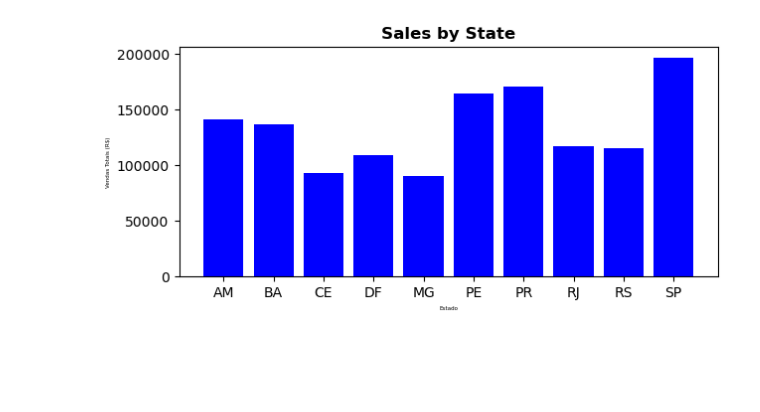
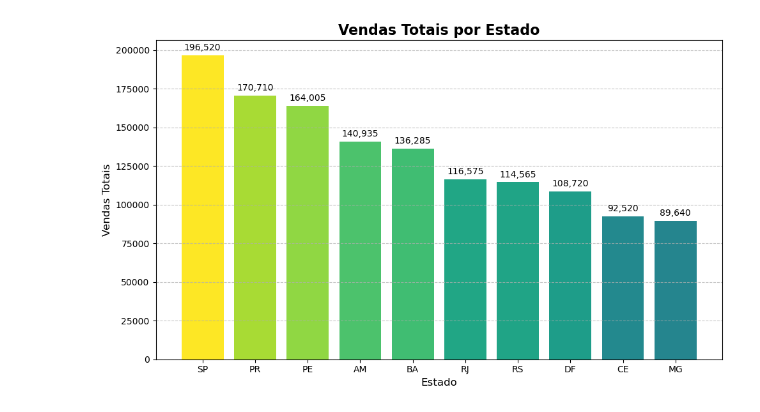
Before and after one commit to Andremarciliosilva/An-lise-de-Vendas-Online, a Jupyter notebook: notebooks/analise_vendas.ipynb, the cells around one changed output. Cells and saved outputs as stored; diff of their text form; code cells hidden in the pictures; blank space fills up the shorter version.

Commit message:
Criação dos gráfico com auxilio do chatGPT

```diff
--- a/notebooks/analise_vendas.ipynb
+++ b/notebooks/analise_vendas.ipynb
@@ -2,22 +2,48 @@
 import matplotlib.pyplot as plt
 import pandas as pd
 # %%
+import pandas as pd
+import matplotlib.pyplot as plt
+
 # Ler o CSV
 df = pd.read_csv('../output/sales_by_state.csv')
 
-# Criar gráfico de barras
-plt.figure(figsize=(7, 3))
-plt.bar(df['estado'], df['vendas_totais'], color='blue')
+# Ordenar por vendas para deixar o gráfico mais informativo visualmente
+df = df.sort_values(by="vendas_totais", ascending=False)
 
-# Títulos e rótulos
-plt.title('Sales by State', fontsize=12, fontweight='bold')
-plt.xlabel('Estado', fontsize=4)
-plt.ylabel('Vendas Totais (R$)', fontsize=4)
+# Criar gráfico
+plt.figure(figsize=(10, 6))
+bars = plt.bar(
+    df["estado"],
+    df["vendas_totais"],
+    color=plt.cm.viridis(df["vendas_totais"] / max(df["vendas_totais"]))
+)
 
-# Mostrar o gráfico
+# Título e rótulos
+plt.title("Vendas Totais por Estado", fontsize=16, weight='bold')
+plt.xlabel("Estado", fontsize=12)
+plt.ylabel("Vendas Totais", fontsize=12)
+
+# Adicionar os valores no topo das barras
+for bar in bars:
+    yval = bar.get_height()
+    plt.text(
+        bar.get_x() + bar.get_width() / 2,
+        yval + 2000,
+        f'{yval:,}',  # Formata com vírgula como separador de milhar
+        ha='center',
+        va='bottom',
+        fontsize=10
+    )
+
+# Grade e layout
+plt.grid(axis='y', linestyle='--', alpha=0.7)
+plt.tight_layout()
+
+# Exibir o gráfico
 plt.show()
 # %% [output]
-[figure, old version]
+[figure, new version]
 # %%
 # Ler o CSV
 df = pd.read_csv('../output/best_selling_product.csv')
```
Also changed, not shown: parts of 3 cells of this notebook.
